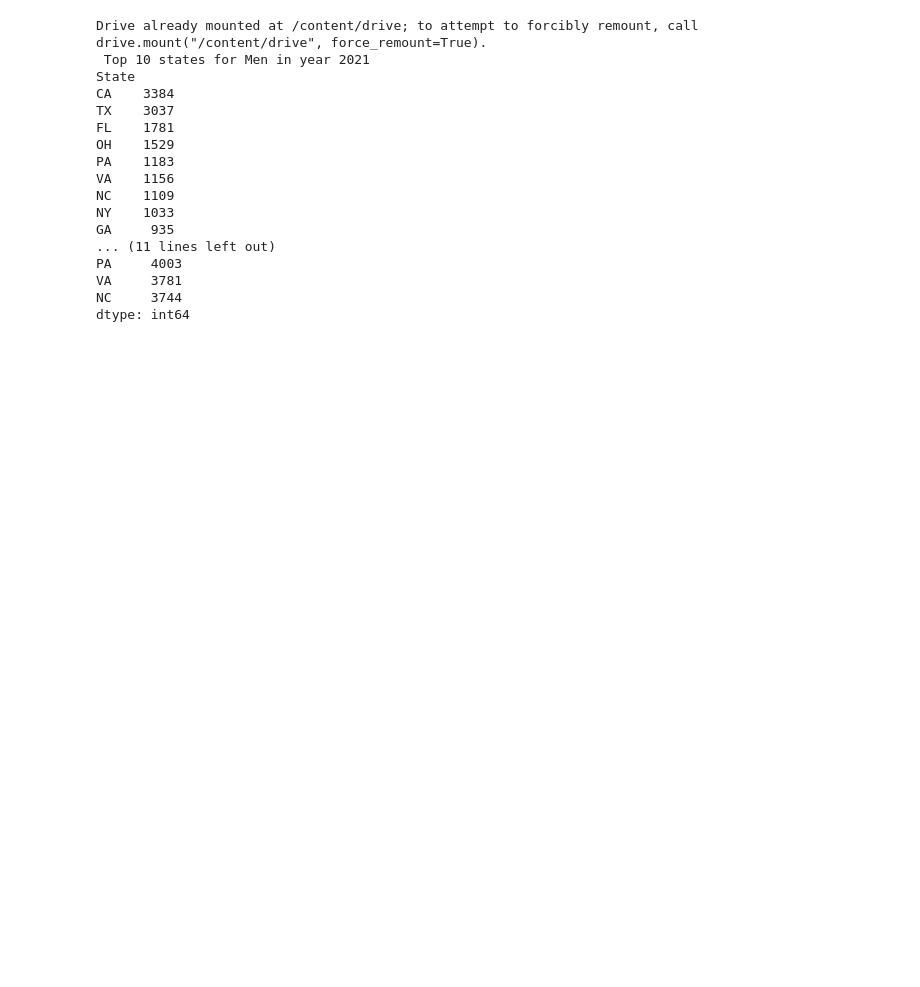
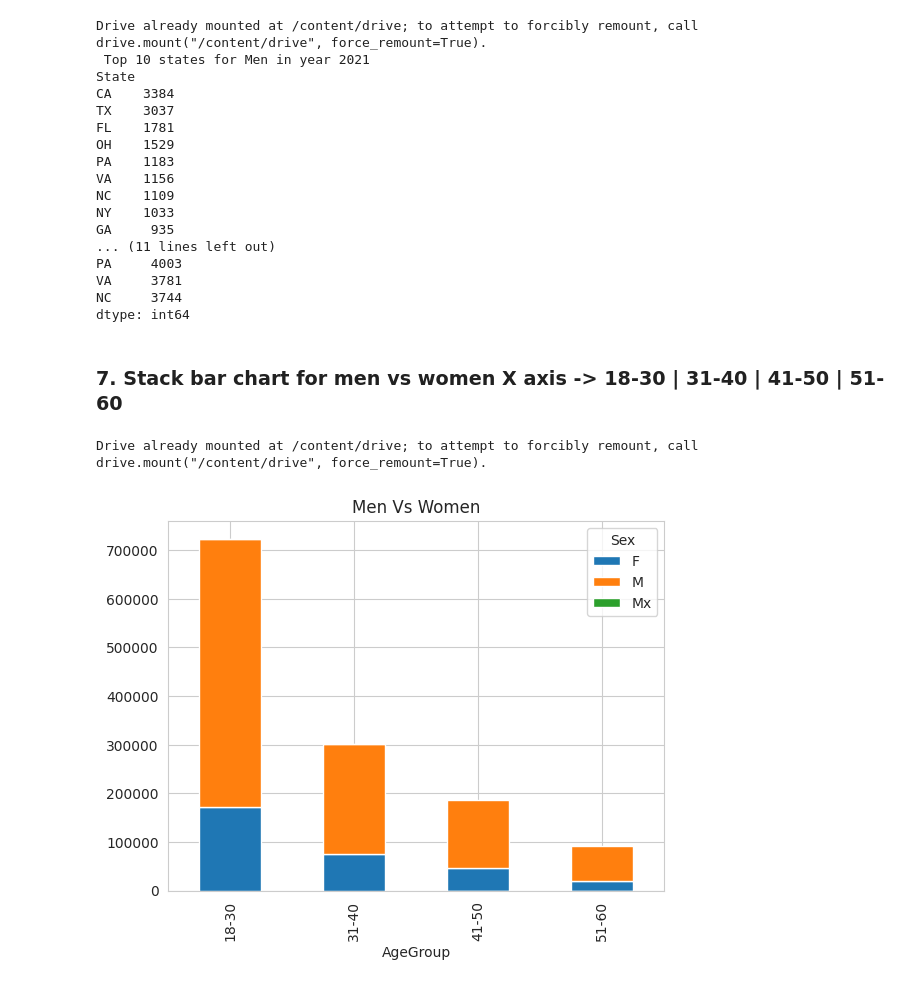
Before and after one commit to VidhyaKishor27/Pythonbasic, a Jupyter notebook: Python_miniproject_powerlifting.ipynb, the cells around one changed output. Saved outputs shown, nothing was run; the diff lists cells and outputs as text; code cells hidden in the pictures; blank space fills up the shorter version.

```diff
--- a/Python_miniproject_powerlifting.ipynb
+++ b/Python_miniproject_powerlifting.ipynb
@@ -105,13 +126,23 @@ PA     4003
 VA     3781
 NC     3744
 dtype: int64
+# %% [markdown]
+### 7. Stack bar chart for men vs women X axis -> 18-30 | 31-40 | 41-50 | 51-60
 # %%
-#Stacked bar chart:
+#Stack bar chart for men vs women X axis -> 18-30 | 31-40 | 41-50 | 51-60
 import pandas as pd
 import numpy as np
-import matplotlib as plt
+import matplotlib.pyplot as plt
 from google.colab import drive
 drive.mount('/content/drive')
-data=pd.read_csv('/content/drive/MyDrive/Python training/Miniproject - python/openpowerlifting-2021-12-10-b420db66.csv', dtype='unicode', low_memory=False)
-data.plot(x=["18-30","31-40","41-50","51-60"],y=data['Age'],kind="bar",stacked="True",color=["Red","Green"])
+data=pd.read_csv('/content/drive/MyDrive/Python training/Miniproject - python/openpowerlifting-2021-12-10-b420db66.csv', dtype={'Sex':str,'Age':float},low_memory=False )
+#Categoring Age col values as per bin values
+bin=[18,31,41,51,61]
+category=['18-30','31-40','41-50','51-60']
+data['AgeGroup']=pd.cut(data['Age'],bins=bin,labels=category) #to create AgeGroup column based on the bin
+new_agegroup_data=data.groupby(['AgeGroup','Sex']).size().unstack()
+new_agegroup_data.plot(kind='bar',stacked=True,title="Men Vs Women")
 plt.show()
+# %% [output]
+Drive already mounted at /content/drive; to attempt to forcibly remount, call drive.mount("/content/drive", force_remount=True).
+[figure, added]
```
Also changed, not shown: parts of 9 cells of this notebook.
